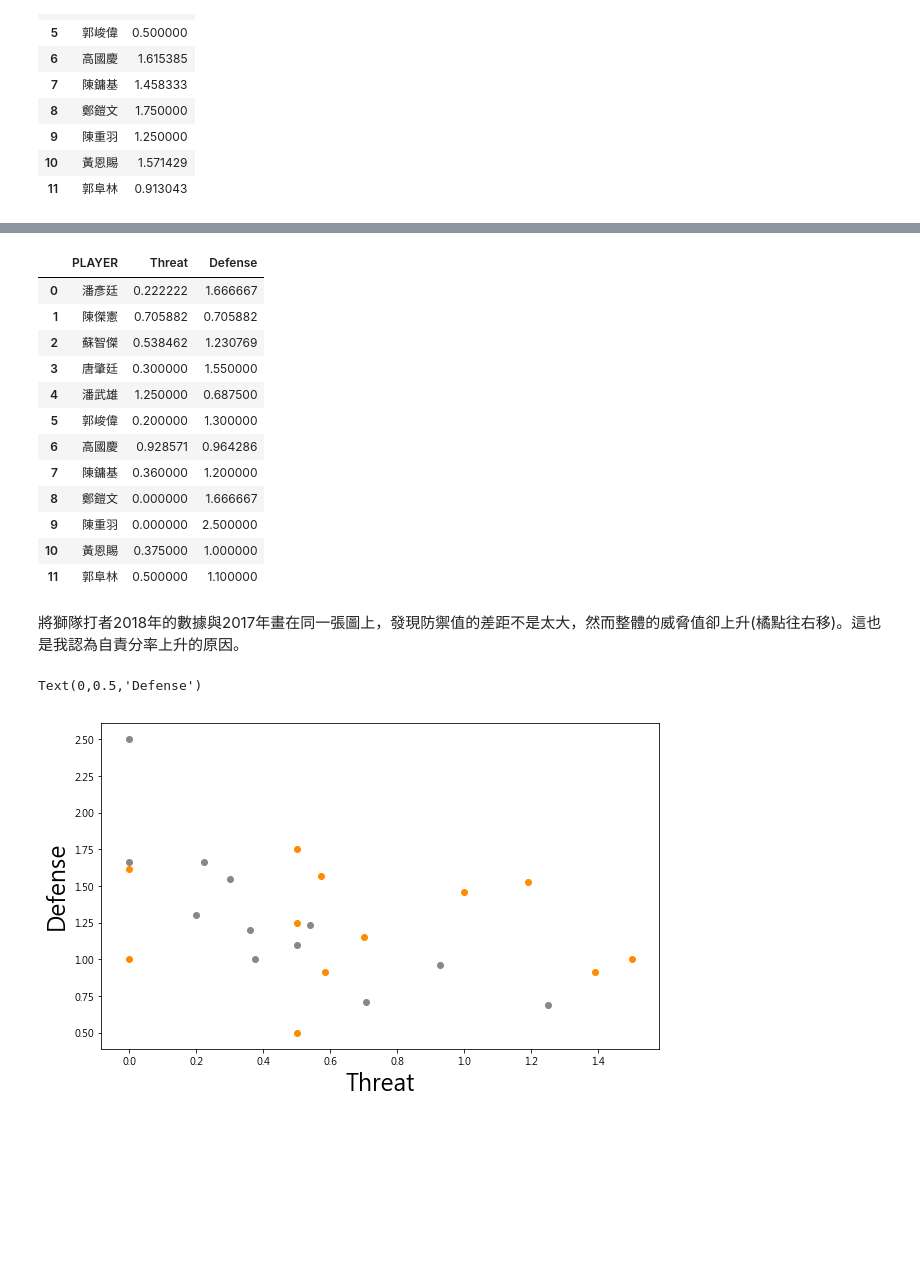
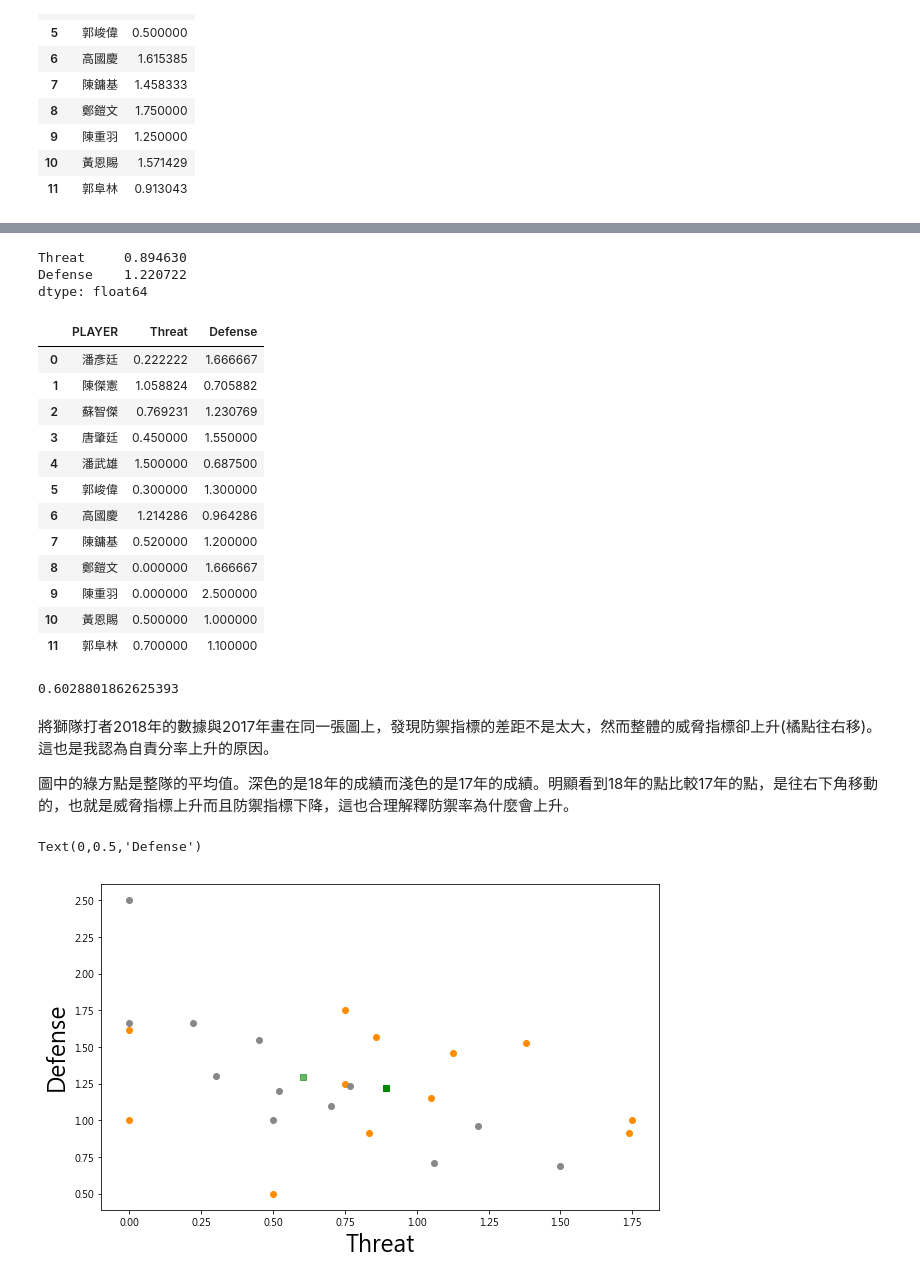
Before and after one commit to ShiNSanity75/Data_Visualization, a Jupyter notebook: Final/羅力_Mike Loree.ipynb, the cells around one changed output, grey strips where cells are left out. Saved outputs shown, nothing was run; the diff lists cells and outputs as text; code cells hidden in the pictures; blank space fills up the shorter version.

```diff
--- a/Final/羅力_Mike Loree.ipynb
+++ b/Final/羅力_Mike Loree.ipynb
@@ -172,5 +174,6 @@ Loree_2018U_Th
 # %%
-temp = (Loree_2018U_Th['H']-Loree_2018U_Th['HR'])*2+Loree_2018U_Th['HR']*8+Loree_2018U_Th['BB']+Loree_2018U_Th['IBB']+Loree_2018U_Th['HBP']
+#計算威脅指標
+temp = (Loree_2018U_Th['H']-Loree_2018U_Th['HR'])*3+Loree_2018U_Th['HR']*8+Loree_2018U_Th['BB']+Loree_2018U_Th['IBB']+Loree_2018U_Th['HBP']
 pmet = Loree_2018U_Th['AB'] + Loree_2018U_Th['BB']+Loree_2018U_Th['IBB']+Loree_2018U_Th['HBP']
 #Loree_2018U_Th.insert(7, 'Threat', temp)
 Loree_2018U_Th['Threat'] = temp/pmet
@@ -255,6 +263,12 @@ Loree_2018U_TD
+# %%
+Loree_2018U_TD.mean()
+# %% [output]
+Threat     0.894630
+Defense    1.220722
+dtype: float64
 # %%
 Loree_2017U_Th = Loree_2017U[['PLAYER', 'AB', 'H', 'HR', 'BB', 'IBB', 'HBP']].copy()
-temp = (Loree_2017U_Th['H']-Loree_2017U_Th['HR'])*2+Loree_2017U_Th['HR']*8+Loree_2017U_Th['BB']+Loree_2017U_Th['IBB']+Loree_2017U_Th['HBP']
+temp = (Loree_2017U_Th['H']-Loree_2017U_Th['HR'])*3+Loree_2017U_Th['HR']*8+Loree_2017U_Th['BB']+Loree_2017U_Th['IBB']+Loree_2017U_Th['HBP']
 pmet = Loree_2017U_Th['AB'] + Loree_2017U_Th['BB']+Loree_2017U_Th['IBB']+Loree_2017U_Th['HBP']
 #Loree_2017U_Th.insert(7, 'Threat', temp)
 Loree_2017U_Th['Threat'] = temp/pmet
@@ -274,33 +288,48 @@ Loree_2017U_TD
 # %% [output]
 |  | PLAYER | Threat | Defense |
 | 0 | 潘彥廷 | 0.222222 | 1.666667 |
-| 1 | 陳傑憲 | 0.705882 | 0.705882 |
-| 2 | 蘇智傑 | 0.538462 | 1.230769 |
-| 3 | 唐肇廷 | 0.300000 | 1.550000 |
-| 4 | 潘武雄 | 1.250000 | 0.687500 |
-| 5 | 郭峻偉 | 0.200000 | 1.300000 |
-| 6 | 高國慶 | 0.928571 | 0.964286 |
-| 7 | 陳鏞基 | 0.360000 | 1.200000 |
+| 1 | 陳傑憲 | 1.058824 | 0.705882 |
+| 2 | 蘇智傑 | 0.769231 | 1.230769 |
+| 3 | 唐肇廷 | 0.450000 | 1.550000 |
+| 4 | 潘武雄 | 1.500000 | 0.687500 |
+| 5 | 郭峻偉 | 0.300000 | 1.300000 |
+| 6 | 高國慶 | 1.214286 | 0.964286 |
+| 7 | 陳鏞基 | 0.520000 | 1.200000 |
 | 8 | 鄭鎧文 | 0.000000 | 1.666667 |
 | 9 | 陳重羽 | 0.000000 | 2.500000 |
-| 10 | 黃恩賜 | 0.375000 | 1.000000 |
-| 11 | 郭阜林 | 0.500000 | 1.100000 |
+| 10 | 黃恩賜 | 0.500000 | 1.000000 |
+| 11 | 郭阜林 | 0.700000 | 1.100000 |
-# %% [markdown]
-將獅隊打者2018年的數據與2017年畫在同一張圖上，發現防禦值的差距不是太大，然而整體的威脅值卻上升(橘點往右移)。這也是我認為自責分率上升的原因。
+# %%
+Loree_2017U_TD.mean()['Threat']
+# %% [output]
+0.6028801862625393
+# %% [markdown]
+將獅隊打者2018年的數據與2017年畫在同一張圖上，發現防禦指標的差距不是太大，然而整體的威脅指標卻上升(橘點往右移)。這也是我認為自責分率上升的原因。
+
+圖中的綠方點是整隊的平均值。深色的是18年的成績而淺色的是17年的成績。明顯看到18年的點比較17年的點，是往右下角移動的，也就是威脅指標上升而且防禦指標下降，這也合理解釋防禦率為什麼會上升。
 # %%
 fig = plt.figure(figsize=(10,6))
 x = Loree_2018U_TD['Threat']
 y = Loree_2018U_TD['Defense']
 
 a = Loree_2017U_TD['Threat']
 b = Loree_2017U_TD['Defense']
+
+A18_T = Loree_2018U_TD.mean()['Threat']
+A18_D = Loree_2018U_TD.mean()['Defense']
+
+A17_T = Loree_2017U_TD.mean()['Threat']
+A17_D = Loree_2017U_TD.mean()['Defense']
+
 plt.scatter(x, y, c='#FF8C00')
 plt.scatter(a, b, c='#888888')
+plt.scatter(A18_T, A18_D, c='#008800', marker='s')
+plt.scatter(A17_T, A17_D, c='#008800', alpha=0.6, marker='s')
 plt.xlabel('Threat', fontsize=23)
 plt.ylabel('Defense', fontsize=23)
 # %% [output]
 Text(0,0.5,'Defense')
-[figure, old version]
+[figure, new version]
 # %%
 #抓取2018年羅力對桃猿、中信打者數據(並且作整理)
 Loree_url2 = 'http://www.cpbl.com.tw/pitcher/pbscore.html?&game_type=01&game_id=230&game_date=2018-09-23&pbyear=2018&type=&sgameno='
```
Also changed, not shown: parts of 16 cells of this notebook.
